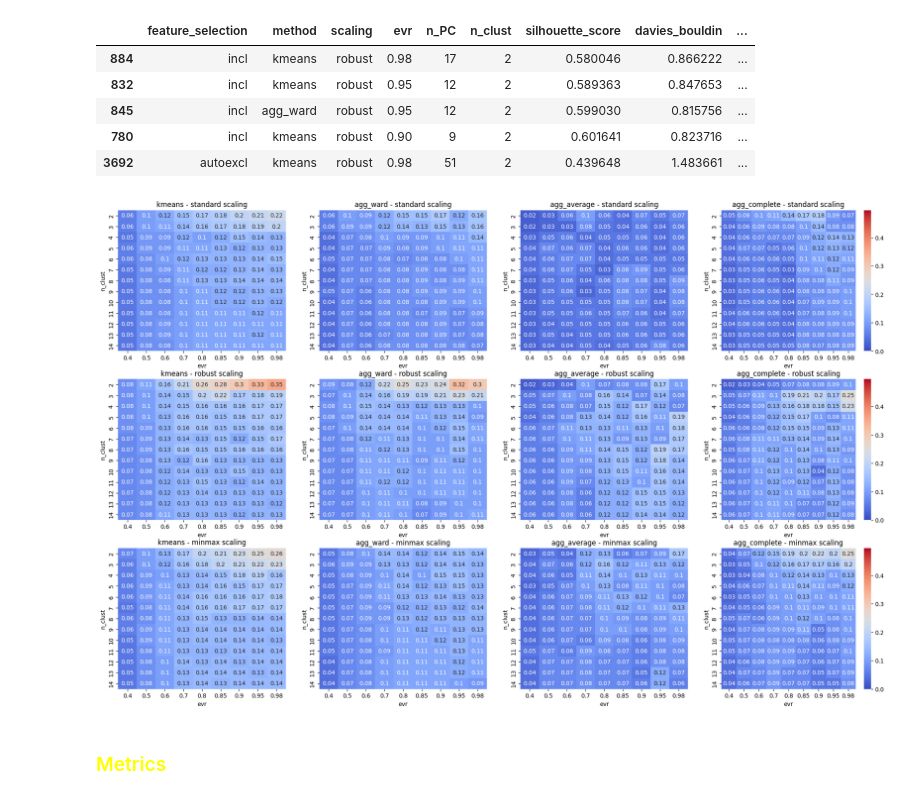
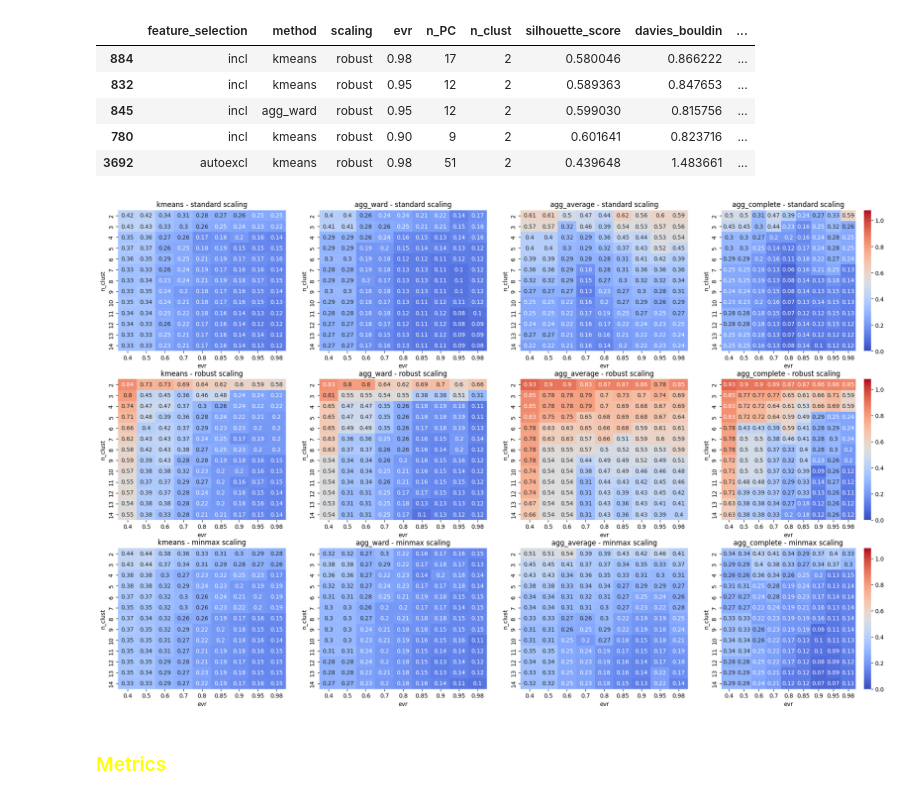
Before and after one commit to arnaud-odet/Roster_Building, a Jupyter notebook: notebooks/clustering.ipynb, the cells around one changed output. Cells and saved outputs as stored; diff of their text form; code cells hidden in the pictures.

```diff
--- a/notebooks/clustering.ipynb
+++ b/notebooks/clustering.ipynb
@@ -269,18 +268,19 @@ display(cdf.sort_values(by = 'evr_e_w_silhouette', ascending=False).head(5))
 # %%
 scalings = cdf['scaling'].unique()
 methods = cdf['method'].unique()
 fs = 'incl'
 metric = 'evr_e_w_silhouette'
+metric = 'silhouette_score'
 heatmap_kw = {'cmap': 'coolwarm', 'vmin': max(cdf[metric].min()-0.15,0), 'vmax':cdf[metric].max()+0.15, 'annot': True}
 fig, axs = plt.subplots(len(scalings),len(methods),figsize = (6*len(methods),5* len(scalings)));
 for i, ax in enumerate(axs.flatten()) :
     method = methods[i % len(methods)]
     scaling = scalings[i // len(methods)]
     sns.heatmap(data= cdf[(cdf['method']==method)&(cdf['scaling']==scaling)&(cdf['feature_selection']==fs)].pivot(index = 'n_clust', columns = ['evr'], values = metric).round(2),
                 ax = ax, **heatmap_kw, cbar = (i % len(methods)) == len(methods) -1);
     ax.set_title(f"{method} - {scaling} scaling");
 # %% [output]
-[figure, old version]
+[figure, new version]
 # %% [markdown]
 ### <span style = 'color:yellow'>Metrics
 # %% [markdown]
```
Also changed, not shown: parts of 9 cells of this notebook, 2 other files.
